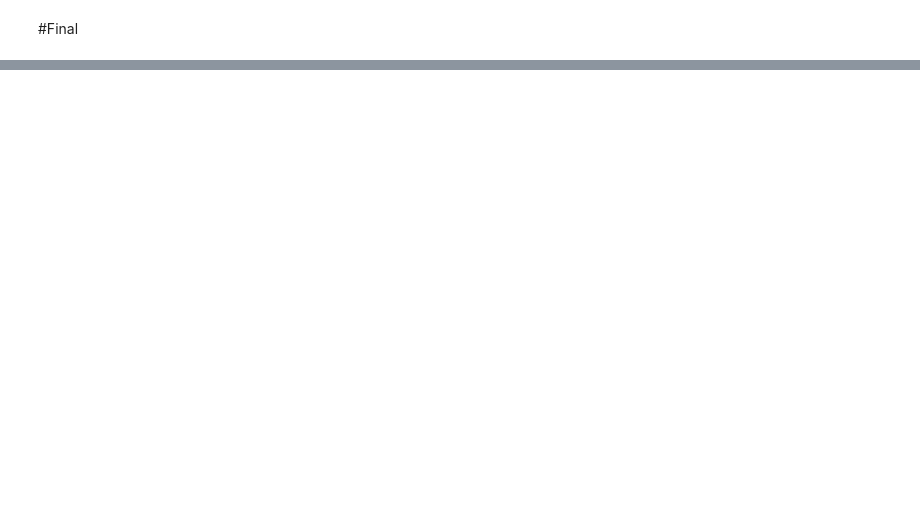
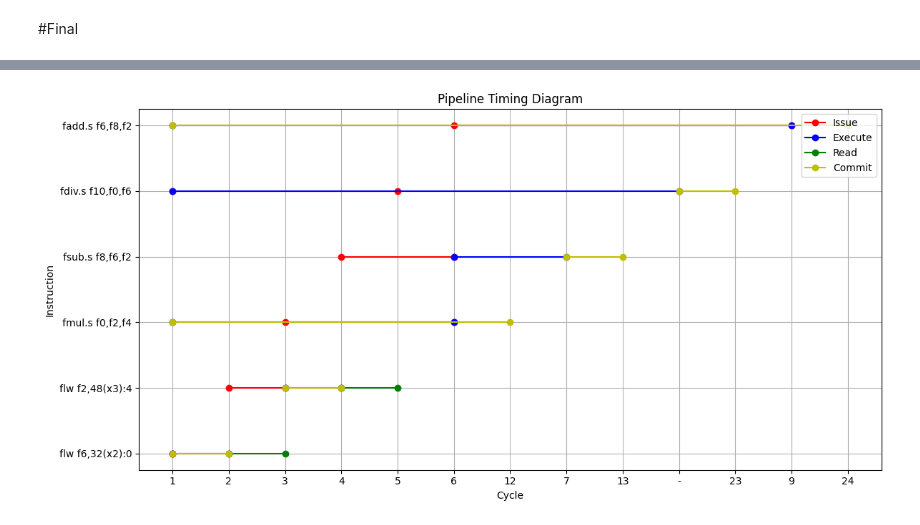
Before and after one commit to sheikh495/ComputerSystemsOrganization, a Jupyter notebook: COSC_530_ProgrammingAssignment)2.ipynb, the cells around one changed output, grey strips where cells are left out. Drawn from its saved outputs; the diff is of its cells as text; code cells hidden in the pictures; blank space fills up the shorter version.

```diff
--- a/COSC_530_ProgrammingAssignment)2.ipynb
+++ b/COSC_530_ProgrammingAssignment)2.ipynb
@@ -345,0 +939,35 @@ true dependence delays: 0
+# %%
+import matplotlib.pyplot as plt
+
+# Replace these lists with the extracted data from the simulation results
+instructions = ['flw f6,32(x2):0', 'flw f2,48(x3):4', 'fmul.s f0,f2,f4', 'fsub.s f8,f6,f2', 'fdiv.s f10,f0,f6', 'fadd.s f6,f8,f2']
+issues = [1, 2, 3, 4, 5, 6]
+executes = ['1-2', '3-4', '6-10', '6-7', '12-21', '9-10']
+reads = [3, 5, '-', '-', '-', '-']
+results = [1, 3, 11, 8, 22, 12]
+commits = [1, 3, 12, 13, 23, 24]
+
+plt.figure(figsize=(12, 6))
+plt.title("Pipeline Timing Diagram")
+plt.xlabel("Cycle")
+plt.ylabel("Instruction")
+
+# Plotting the timing for each instruction
+for i in range(len(instructions)):
+    plt.plot([issues[i], executes[i][0]], [i, i], 'ro-')  # Issue to Execute
+    plt.plot([executes[i][0], executes[i][2]], [i, i], 'bo-')  # Execute to Read
+    if reads[i] != '-':
+        plt.plot([executes[i][2], reads[i]], [i, i], 'go-')  # Read to Result
+    plt.plot([executes[i][2], commits[i]], [i, i], 'yo-')  # Read to Commit
+
+# Set yticks labels as instruction names
+plt.yticks(range(len(instructions)), instructions)
+
+# Adding legend for each stage
+plt.legend(['Issue', 'Execute', 'Read', 'Commit'], loc='upper right')
+
+plt.grid(True)
+plt.tight_layout()
+plt.show()
+# %% [output]
+[figure, added]
```
Also changed, not shown: parts of 9 cells of this notebook.
